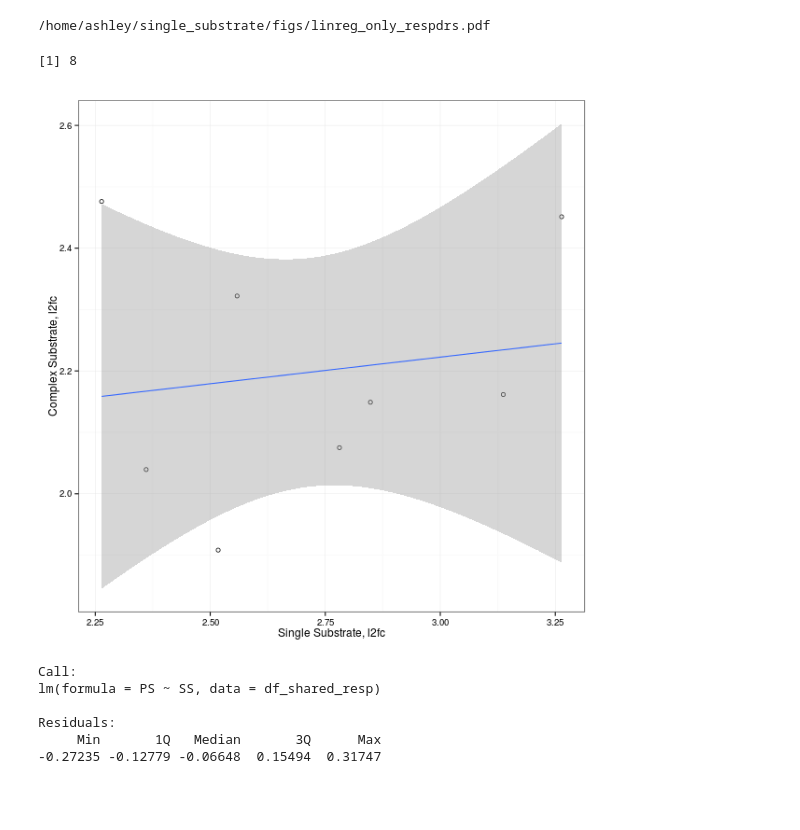
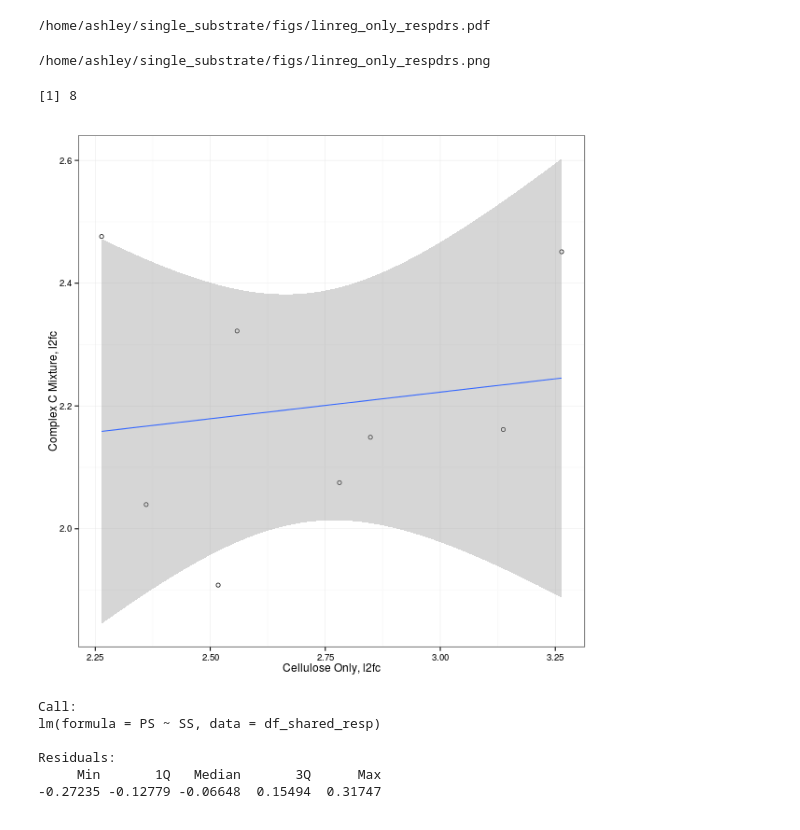
Before and after one commit to acampbellina/single_substrate, a Jupyter notebook: LinReg_only_respdrs.ipynb, the cells around one changed output. Drawn from its saved outputs; the diff is of its cells as text; code cells hidden in the pictures.

```diff
--- a/LinReg_only_respdrs.ipynb
+++ b/LinReg_only_respdrs.ipynb
@@ -218,3 +219,7 @@ FileLink("figs/linreg_only_respdrs.pdf")
+# %%
+FileLink("figs/linreg_only_respdrs.png")
+# %% [output]
+/home/ashley/single_substrate/figs/linreg_only_respdrs.png
 # %%
 %%R
 df_shared_resp = subset(d, (rspnse == "both"))
@@ -224,23 +229,23 @@ nrow (df_shared_resp)
 # %%
 %%R -h 600 -w 600
 
 p2 = ggplot(df_shared_resp, aes(y = PS, x = SS))
 
 p2 = p2 + geom_point(shape = 21)
 
 #p = p + geom_abline(aes(intercept=0.2443, slope=0.5147), data=d)
 
 p2 = p2 + stat_smooth(method = "lm", aes(group = 1))
 
-p2 = p2 + labs(x = "Single Substrate, l2fc",
-            y = "Complex Substrate, l2fc",
+p2 = p2 + labs(x = "Cellulose Only, l2fc",
+            y = "Complex C Mixture, l2fc",
             color = "Response")
 
 p2 = p2 + theme_bw()
 
 p2
 # %% [output]
-[figure, old version]
+[figure, new version]
 # %%
 %%R
 fit = lm(PS ~ SS, df_shared_resp)
```
Also changed, not shown: parts of 2 cells of this notebook.
